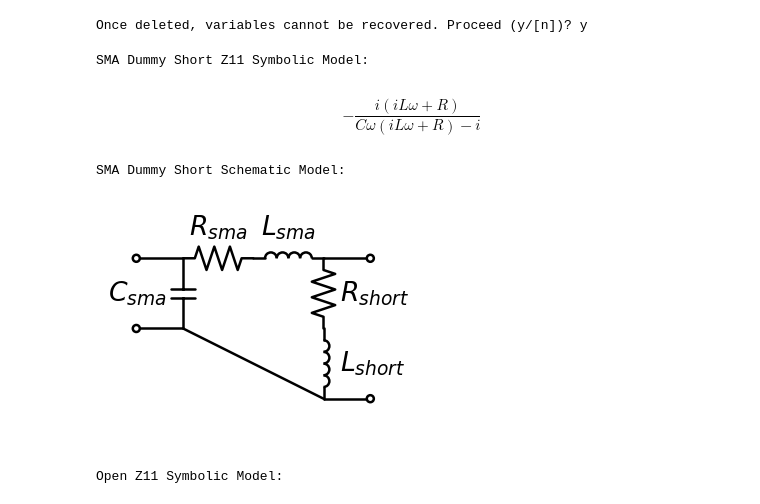
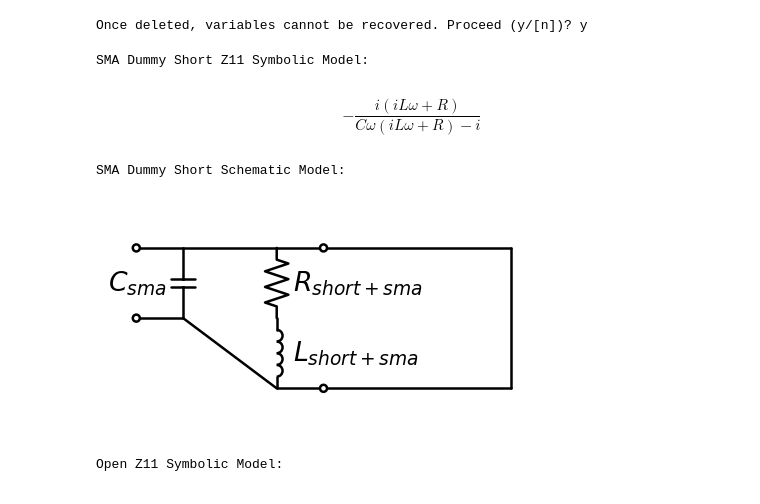
Before and after one commit to vighneshiyer/ee142_labs, a Jupyter notebook: lab1_redux/Lab1_Notebook.ipynb, the cells around one changed output. Saved outputs shown, nothing was run; the diff lists cells and outputs as text; code cells hidden in the pictures.

```diff
--- a/lab1_redux/Lab1_Notebook.ipynb
+++ b/lab1_redux/Lab1_Notebook.ipynb
@@ -122,9 +152,10 @@ def via_model():
 # %%
 sma_dummy_short_model = sma_dummy_short_model()
+sma_dummy_short_schematic()
 # %% [output]
 SMA Dummy Short Z11 Symbolic Model:
 $$- \frac{i \left(i L \omega + R\right)}{C \omega \left(i L \omega + R\right) - i}$$
 SMA Dummy Short Schematic Model:
-[figure, old version]
+[figure, new version]
 # %%
 open_model = open_model()
```
Also changed, not shown: parts of 9 cells of this notebook, 1 other file.
